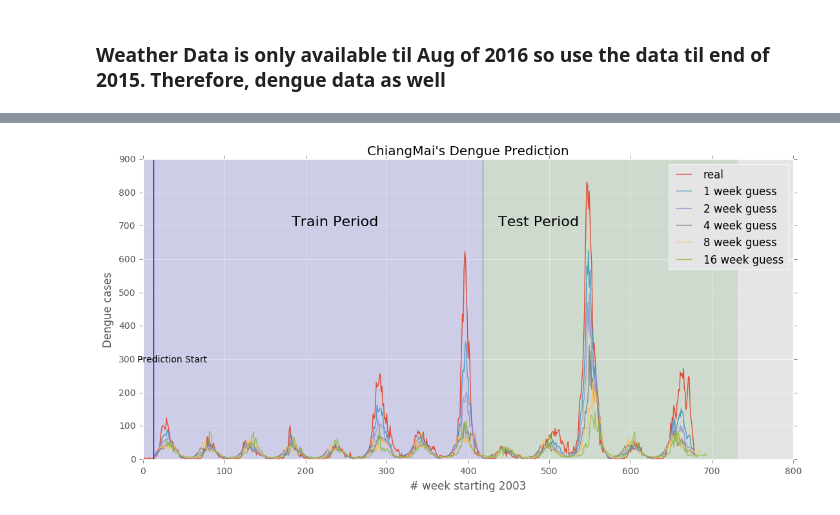
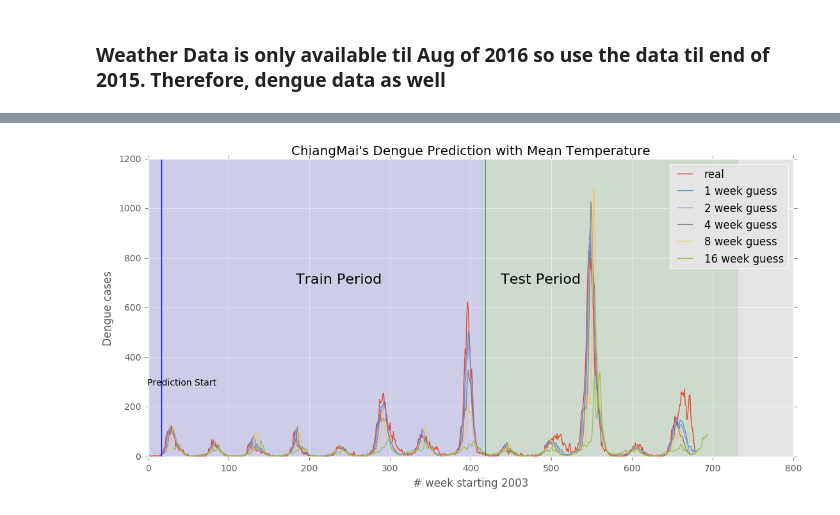
Before and after one commit to johnnycs/dengue-prediction, a Jupyter notebook: Weather Dependent Dengue Forecast.ipynb, the cells around one changed output, grey strips where cells are left out. Saved outputs shown, nothing was run; the diff lists cells and outputs as text; code cells hidden in the pictures.

Commit message:
validation

```diff
--- a/Weather Dependent Dengue Forecast.ipynb
+++ b/Weather Dependent Dengue Forecast.ipynb
@@ -67,7 +67,7 @@ def plot_all_predictions(LAG, real, province, nweeks_to_predict, all_predictions
 
     plt.figure(figsize=(13,6))
     plt.plot(range(len(real)),real,label='real')
-    graph_title = "%s's Dengue Prediction"%province
+    graph_title = "%s's Dengue Prediction with Mean Temperature"%province
     plt.title(graph_title)
     for i in range(len(all_predictions)):
         cur_week_guess = nweeks_to_predict[i]
@@ -83,7 +83,7 @@ def plot_all_predictions(LAG, real, province, nweeks_to_predict, all_predictions
     plt.xlabel("# week starting 2003")
     plt.ylabel("Dengue cases")
     plt.legend()
-    plt.savefig("13-lags-14-weeks-weather-chiangmai.png")
+    plt.savefig("16-lags-16-weeks-9-temp-wks-chiangmai-00.png")
 
 def seperate_train_test(all_data,train_data):
     plt.axvspan(0, len(train_data), color='blue', alpha=0.1)
@@ -93,5 +93,5 @@ def seperate_train_test(all_data,train_data):
     plt.axvspan(len(train_data)+1, len(all_data), color='green', alpha=0.1)
 # %%
 %%time
-cm_13 = weather_alphas.get_alphas(13,cm_dengues_train)
+cm_16 = weather_alphas.get_alphas(16,9,cm_dengues_train)
 # %% [output]
@@ -127,38 +126,53 @@ cm_13
 # %%
-def plot_prediction(LAG, real, ws, province, nweeks_to_predict=[1,2,4,8,16]):
+def plot_prediction(LAG, TEMPERATURE_WEEKS, real, ws, province, nweeks_to_predict=[1,2,4,8,16]):
 
-    def n_week_ahead(cases_for_prediction, weeks_ahead, first_week_to_predict):
+    def n_week_ahead(cases_for_prediction, temps_for_prediction ,weeks_ahead, case_week_to_predict):
 
         cur_prediction = 0
         prev_cases = np.array(cases_for_prediction.cases)
         for i in range(weeks_ahead):
-            week_to_predict = first_week_to_predict + i
-            mean_temp = real.meantemp[first_week_to_predict]
+            week_to_predict = case_week_to_predict + i
+#             print week_to_predict
+#             print case_week_to_predict + i
+#             print case_week_to_predict
+#             mean_temp = real.meantemp[]
             cur_prediction = model.guess(
                 ws,
                 week_to_predict,
                 prev_cases,
-                mean_temp)
+                temps_for_prediction)
             prev_cases = np.append(prev_cases[1:],cur_prediction) # deduct the first elm out
         return cur_prediction
 
     all_predictions = []
-    for nweek in nweeks_to_predict: # 1,2,4,8,12
+    for nweek in nweeks_to_predict: # 1,2,4,8,16
         predictions = []
         for start_week in range(len(real)-(LAG)):
-            first_week_to_predict = start_week + LAG
-            cases_for_prediction = real[start_week:first_week_to_predict]
+            case_week_to_predict = start_week + LAG
+            cases_for_prediction = real[start_week:case_week_to_predict]
+
+            temp_week_to_predict = start_week+TEMPERATURE_WEEKS
+            temps_for_prediction = real.meantemp[start_week:temp_week_to_predict]
+
             prediction = n_week_ahead(
                 cases_for_prediction,
+                temps_for_prediction,
                 nweek,
-                first_week_to_predict)
+                case_week_to_predict)
             predictions.append(prediction)
         all_predictions.append(predictions)
-#     return all_predictions
+    return all_predictions
 
     ## plot all predictions
     plot_all_predictions(LAG, real.cases, province, nweeks_to_predict, all_predictions)
+
+def validation(prediction, real):
+    residual_sq = (real - prediction)**2
+    real = np.array(real)
+    sigma = np.mean(real)**0.5
+    score = residual_sq / float(sigma)
+    return sum(score) / len(real)
 # %%
-plot_prediction(13,cm_dengues_weather,cm_13.x,"ChiangMai")
+plot_prediction(16, 9, cm_dengues_weather, cm_16.x, "ChiangMai")
 # %% [output]
-[figure, old version]
+[figure, new version]
```
Also changed, not shown: parts of 14 cells of this notebook, 9 other files.
